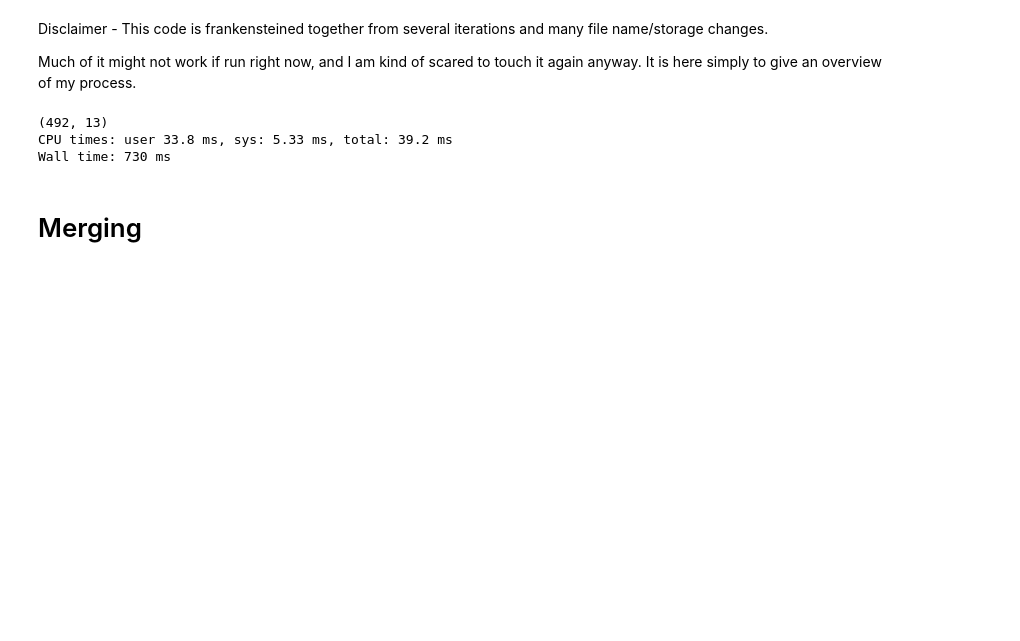
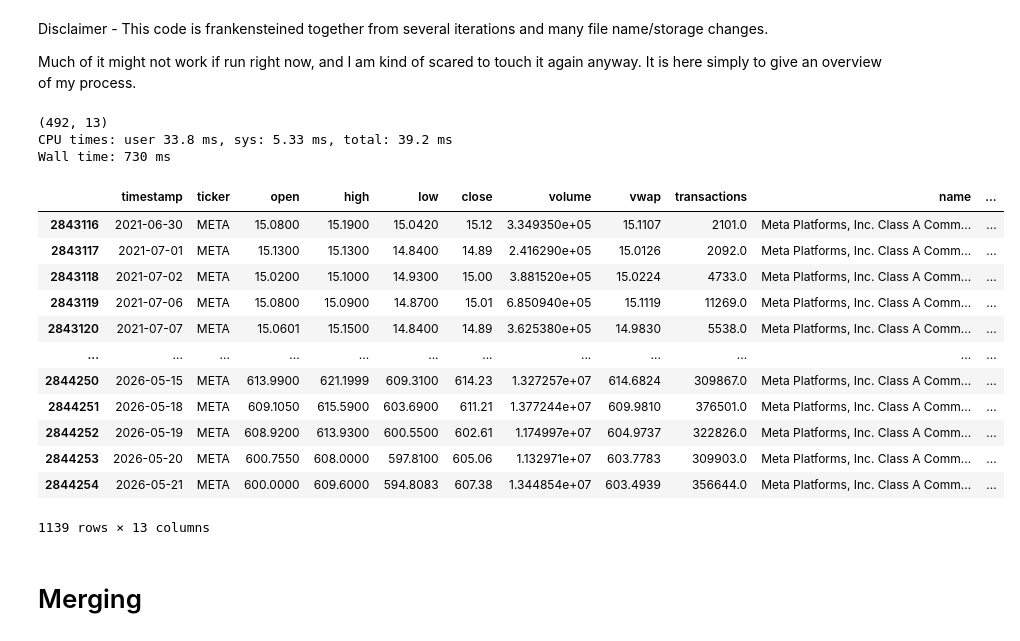
Before and after one commit to matthewcavanaugh96/megalabs, a Jupyter notebook: stock_prediction/PART 1A - Cleaning.ipynb, the cells around one changed output. Saved outputs shown, nothing was run; the diff lists cells and outputs as text; code cells hidden in the pictures; blank space fills up the shorter version.

```diff
--- a/stock_prediction/PART 1A - Cleaning.ipynb
+++ b/stock_prediction/PART 1A - Cleaning.ipynb
@@ -581,6 +581,26 @@ Wall time: 730 ms
 # %%
 # fb_df = combined_df.copy()
 # fb_df.to_csv('daily_data/daily_raw_fb.csv', index=False)
+# %%
+import pandas as pd
+all_safe_df = pd.read_csv('daily_data/daily_raw_except_fb.csv')
+fb_df = pd.read_csv('daily_data/daily_raw_fb.csv')
+# %%
+all_safe_df[all_safe_df['ticker'] == 'META']
+# %% [output]
+|  | timestamp | ticker | open | high | low | close | volume | vwap | transactions | name | ... |
+| 2843116 | 2021-06-30 | META | 15.0800 | 15.1900 | 15.0420 | 15.12 | 3.349350e+05 | 15.1107 | 2101.0 | Meta Platforms, Inc. Class A Comm... | ... |
+| 2843117 | 2021-07-01 | META | 15.1300 | 15.1300 | 14.8400 | 14.89 | 2.416290e+05 | 15.0126 | 2092.0 | Meta Platforms, Inc. Class A Comm... | ... |
+| 2843118 | 2021-07-02 | META | 15.0200 | 15.1000 | 14.9300 | 15.00 | 3.881520e+05 | 15.0224 | 4733.0 | Meta Platforms, Inc. Class A Comm... | ... |
+| 2843119 | 2021-07-06 | META | 15.0800 | 15.0900 | 14.8700 | 15.01 | 6.850940e+05 | 15.1119 | 11269.0 | Meta Platforms, Inc. Class A Comm... | ... |
+| 2843120 | 2021-07-07 | META | 15.0601 | 15.1500 | 14.8400 | 14.89 | 3.625380e+05 | 14.9830 | 5538.0 | Meta Platforms, Inc. Class A Comm... | ... |
+| ... | ... | ... | ... | ... | ... | ... | ... | ... | ... | ... | ... |
+| 2844250 | 2026-05-15 | META | 613.9900 | 621.1999 | 609.3100 | 614.23 | 1.327257e+07 | 614.6824 | 309867.0 | Meta Platforms, Inc. Class A Comm... | ... |
+| 2844251 | 2026-05-18 | META | 609.1050 | 615.5900 | 603.6900 | 611.21 | 1.377244e+07 | 609.9810 | 376501.0 | Meta Platforms, Inc. Class A Comm... | ... |
+| 2844252 | 2026-05-19 | META | 608.9200 | 613.9300 | 600.5500 | 602.61 | 1.174997e+07 | 604.9737 | 322826.0 | Meta Platforms, Inc. Class A Comm... | ... |
+| 2844253 | 2026-05-20 | META | 600.7550 | 608.0000 | 597.8100 | 605.06 | 1.132971e+07 | 603.7783 | 309903.0 | Meta Platforms, Inc. Class A Comm... | ... |
+| 2844254 | 2026-05-21 | META | 600.0000 | 609.6000 | 594.8083 | 607.38 | 1.344854e+07 | 603.4939 | 356644.0 | Meta Platforms, Inc. Class A Comm... | ... |
+1139 rows × 13 columns
 # %% [markdown]
 # Merging
 # %%
```
Also changed, not shown: parts of 4 cells of this notebook.
